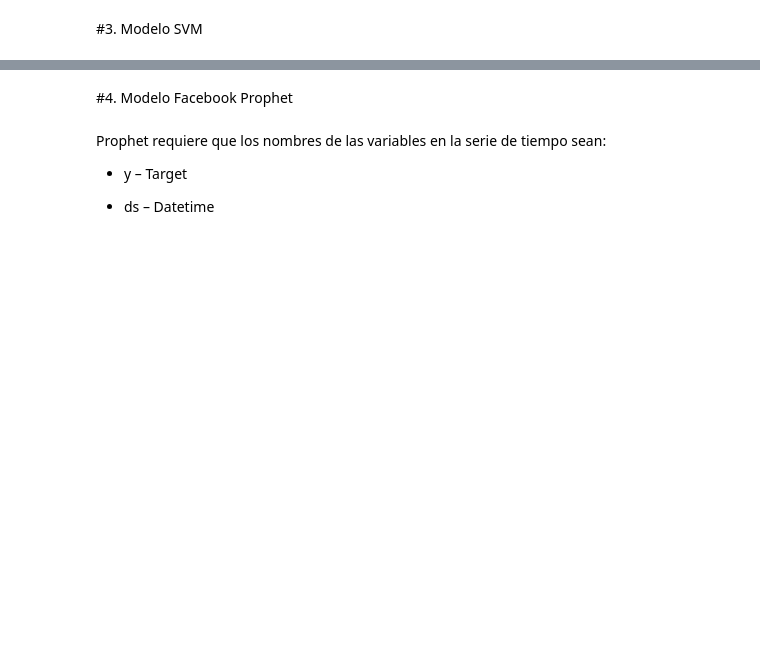
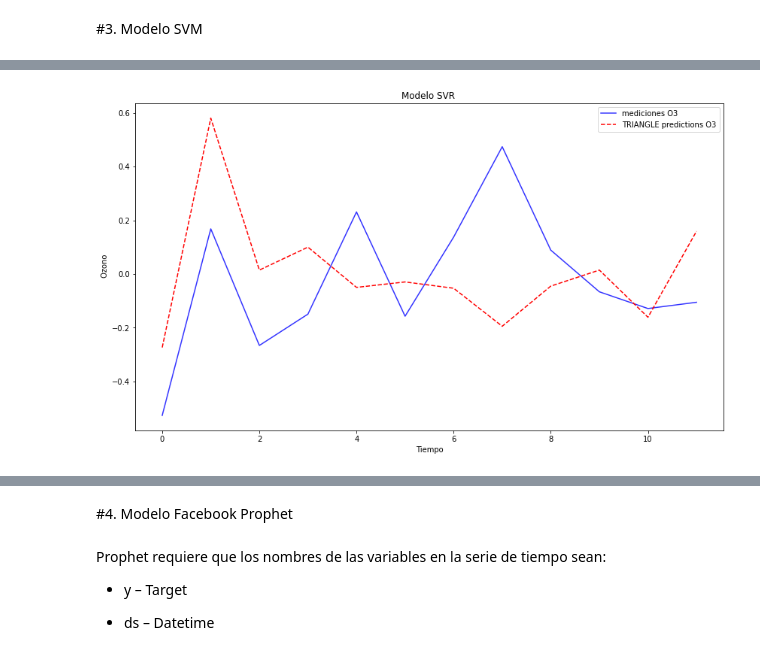
Before and after one commit to nadia1477/TFM-UOC, a Jupyter notebook: TFM_Nadia_Sanchez_Pozo.ipynb, the cells around one changed output, grey strips where cells are left out. Cells and saved outputs as stored; diff of their text form; code cells hidden in the pictures; blank space fills up the shorter version.

```diff
--- a/TFM_Nadia_Sanchez_Pozo.ipynb
+++ b/TFM_Nadia_Sanchez_Pozo.ipynb
@@ -507,6 +475,6 @@ x_train.shape , x_test.shape
 # %%
-param_grid  ={"kernel": ['triangle','tru','rbf'],
-    "C": np.array([10.,100.,1000.]),
+param_grid  ={"kernel": ['triangle'],
+    "C": np.array([1.,10.,100.,1000.]),
     "gamma" : np.array([1.0e-2,1.0e-1,1.0,10.,100.])}
 grid = GridSearchCV(KSVR(), param_grid,
                           n_jobs=-1,
@@ -642,0 +663,11 @@ clflr 0.6531990096529012
+# %%
+plt.plot(x_test, y_test, color = 'blue',  label= 'mediciones O3' , alpha=0.8)
+plt.plot(x_test, grid.predict(x_test), color = 'red', label = 'TRIANGLE predictions O3' ,ls='--')
+plt.title('Modelo SVR ' )
+plt.xlabel('Tiempo')
+plt.ylabel(' Ozono')
+plt.legend()
+plt.savefig('SVR.png')
+plt.show()
+# %% [output]
+[figure, added]
```
Also changed, not shown: parts of 34 cells of this notebook, 1 other file.
